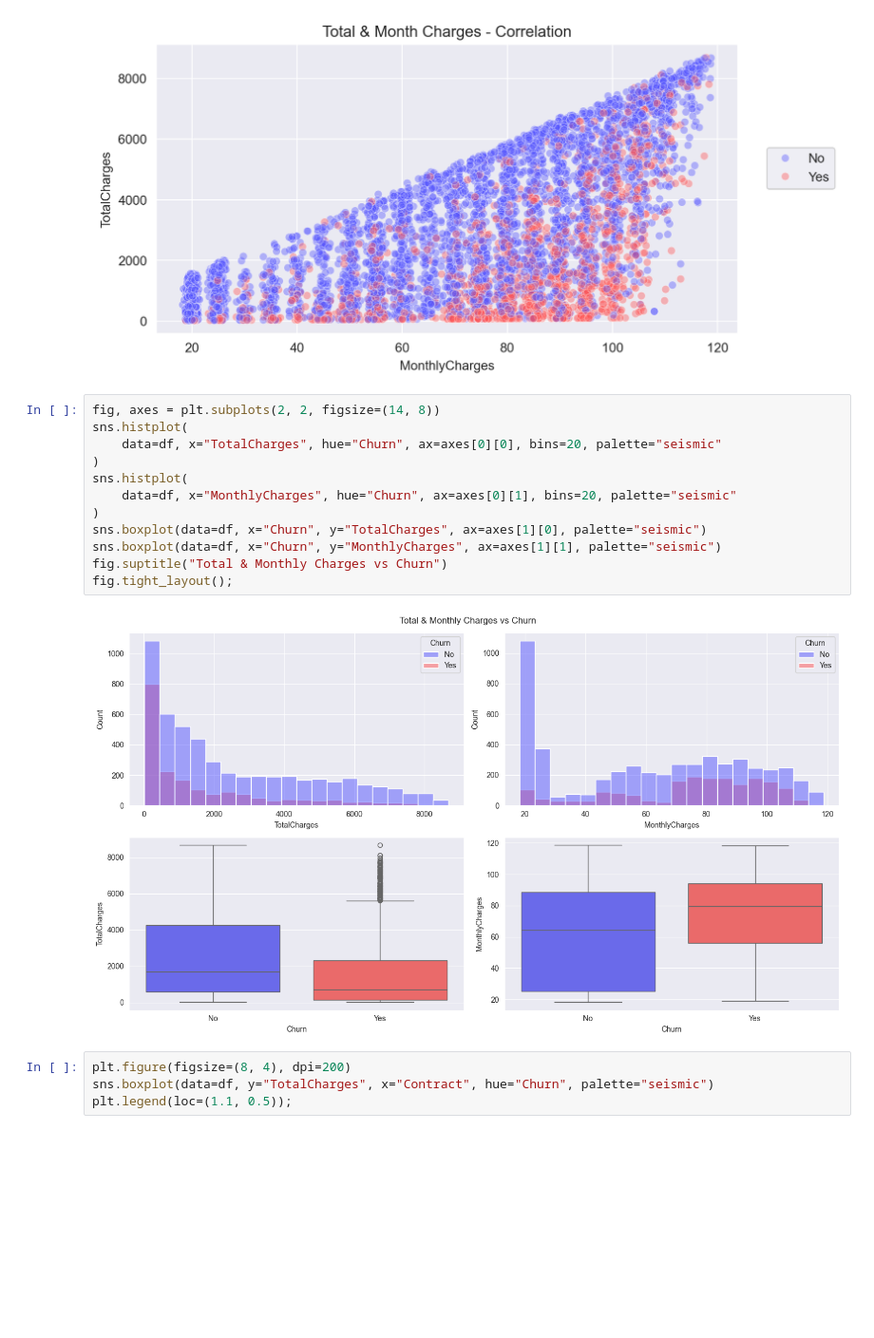
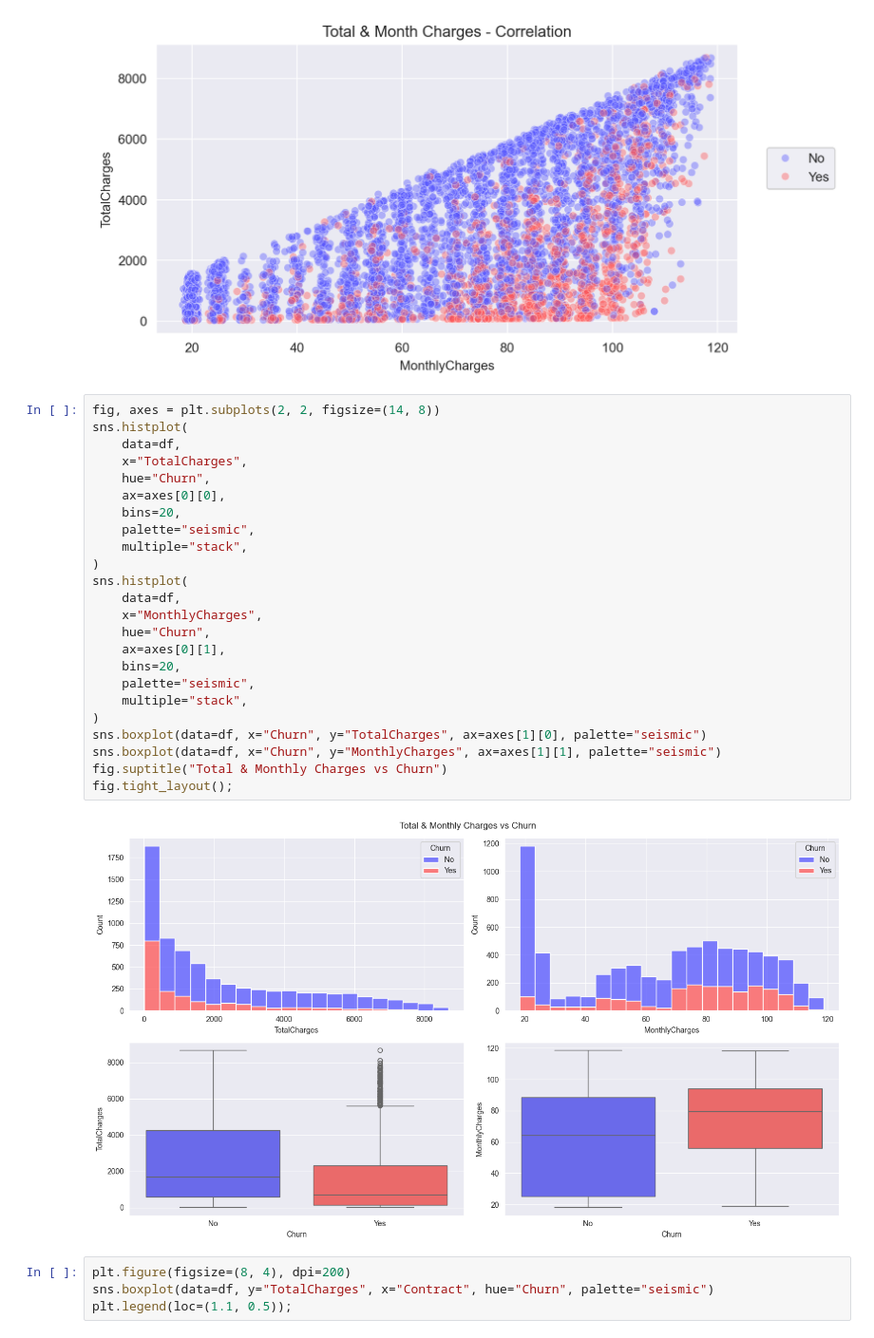
Before and after one commit to natix-x/Telco-Customer-Churn-Prediction, a Jupyter notebook: data_analysis.ipynb, the cells around one changed output. Shown at 95% size. Saved outputs shown, nothing was run; the diff lists cells and outputs as text; blank space fills up the shorter version.

```diff
--- a/data_analysis.ipynb
+++ b/data_analysis.ipynb
@@ -143,17 +143,29 @@ plt.title("Total & Month Charges - Correlation");
 # %%
 fig, axes = plt.subplots(2, 2, figsize=(14, 8))
 sns.histplot(
-    data=df, x="TotalCharges", hue="Churn", ax=axes[0][0], bins=20, palette="seismic"
+    data=df,
+    x="TotalCharges",
+    hue="Churn",
+    ax=axes[0][0],
+    bins=20,
+    palette="seismic",
+    multiple="stack",
 )
 sns.histplot(
-    data=df, x="MonthlyCharges", hue="Churn", ax=axes[0][1], bins=20, palette="seismic"
+    data=df,
+    x="MonthlyCharges",
+    hue="Churn",
+    ax=axes[0][1],
+    bins=20,
+    palette="seismic",
+    multiple="stack",
 )
 sns.boxplot(data=df, x="Churn", y="TotalCharges", ax=axes[1][0], palette="seismic")
 sns.boxplot(data=df, x="Churn", y="MonthlyCharges", ax=axes[1][1], palette="seismic")
 fig.suptitle("Total & Monthly Charges vs Churn")
 fig.tight_layout();
 # %% [output]
-[figure, old version]
+[figure, new version]
 # %%
 plt.figure(figsize=(8, 4), dpi=200)
 sns.boxplot(data=df, y="TotalCharges", x="Contract", hue="Churn", palette="seismic")
```
Also changed, not shown: parts of 2 cells of this notebook, 2 other files.
